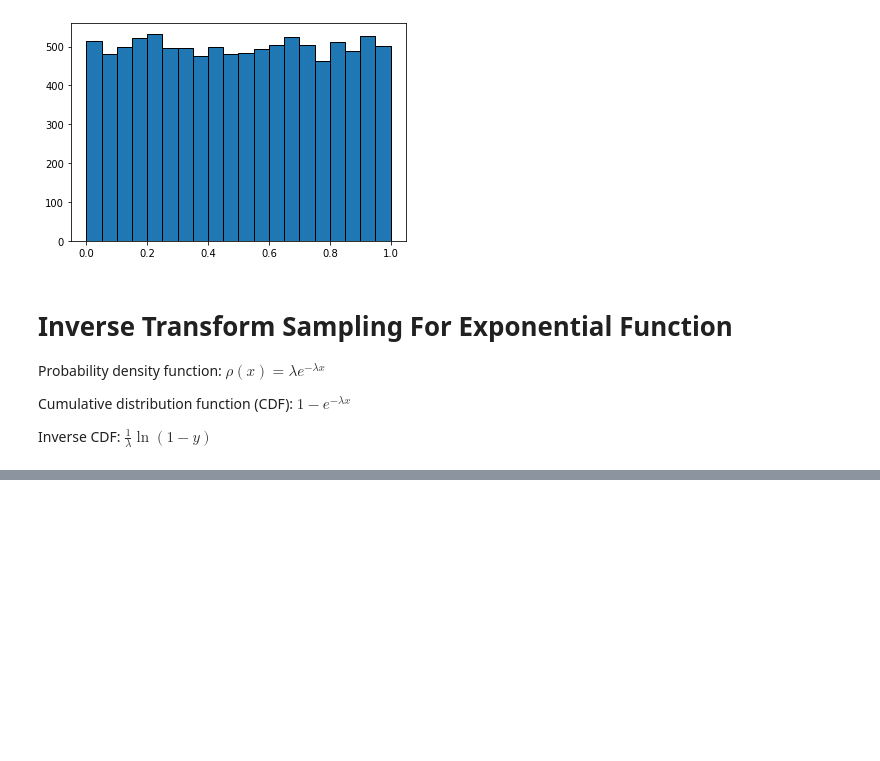
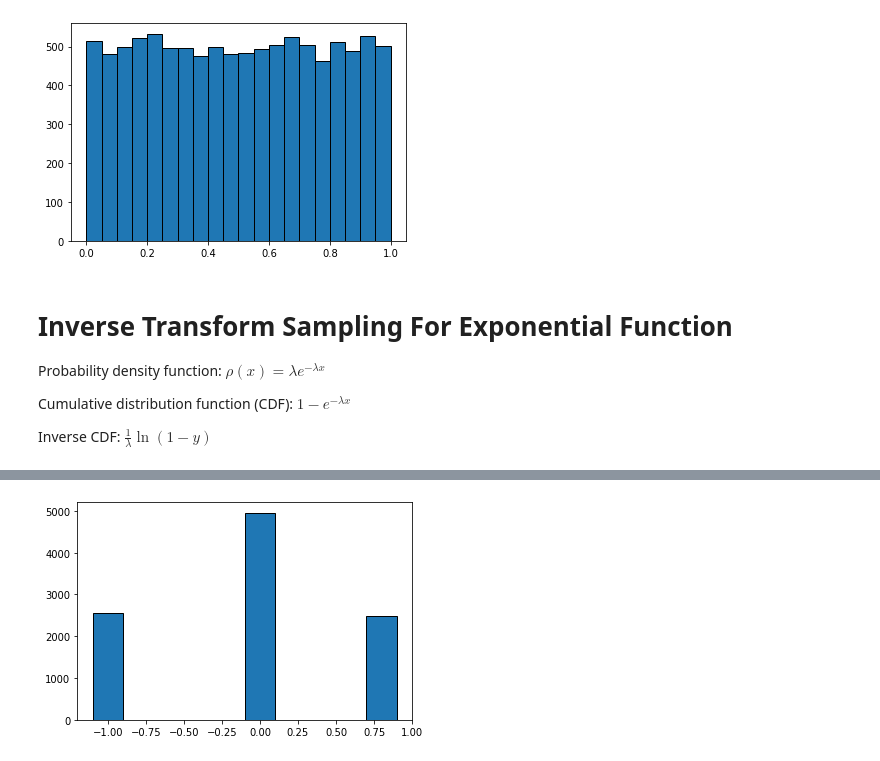
Before and after one commit to FyzHsn/random_walk, a Jupyter notebook: pseudorandom_number_generation.ipynb, the cells around one changed output, grey strips where cells are left out. Cells and saved outputs as stored; diff of their text form; code cells hidden in the pictures; blank space fills up the shorter version.

```diff
--- a/pseudorandom_number_generation.ipynb
+++ b/pseudorandom_number_generation.ipynb
@@ -47,6 +47,14 @@ Consider the biased coin that lands heads (0) with probability $\frac{1}{3}$ and
 # %%
-def icdf_coin(y):
-    if y >= 0 and y < 1./3:
-        return 0
+def two_coins(y):
+    if y >= 0 and y < 0.25:
+        return -1.
+    elif y >= 0.25 and y < 0.75:
+        return 0.
     else:
-        return 1
+        return 1.
+
+coin_toss = [two_coins(y) for y in unif_nums]
+plt.hist(coin_toss, edgecolor='black', align='left')
+plt.show()
+# %% [output]
+[figure, added]
```
Also changed, not shown: parts of 25 cells of this notebook, 1 other file.
